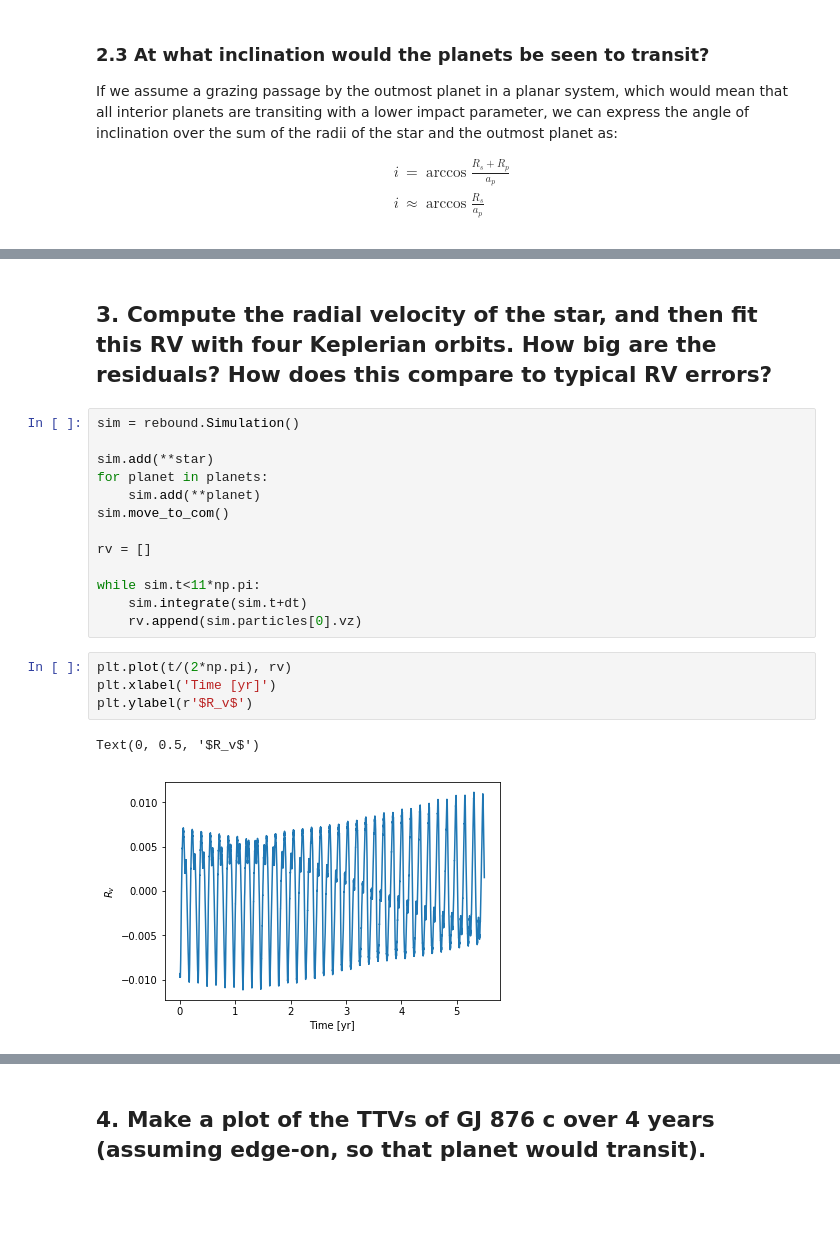
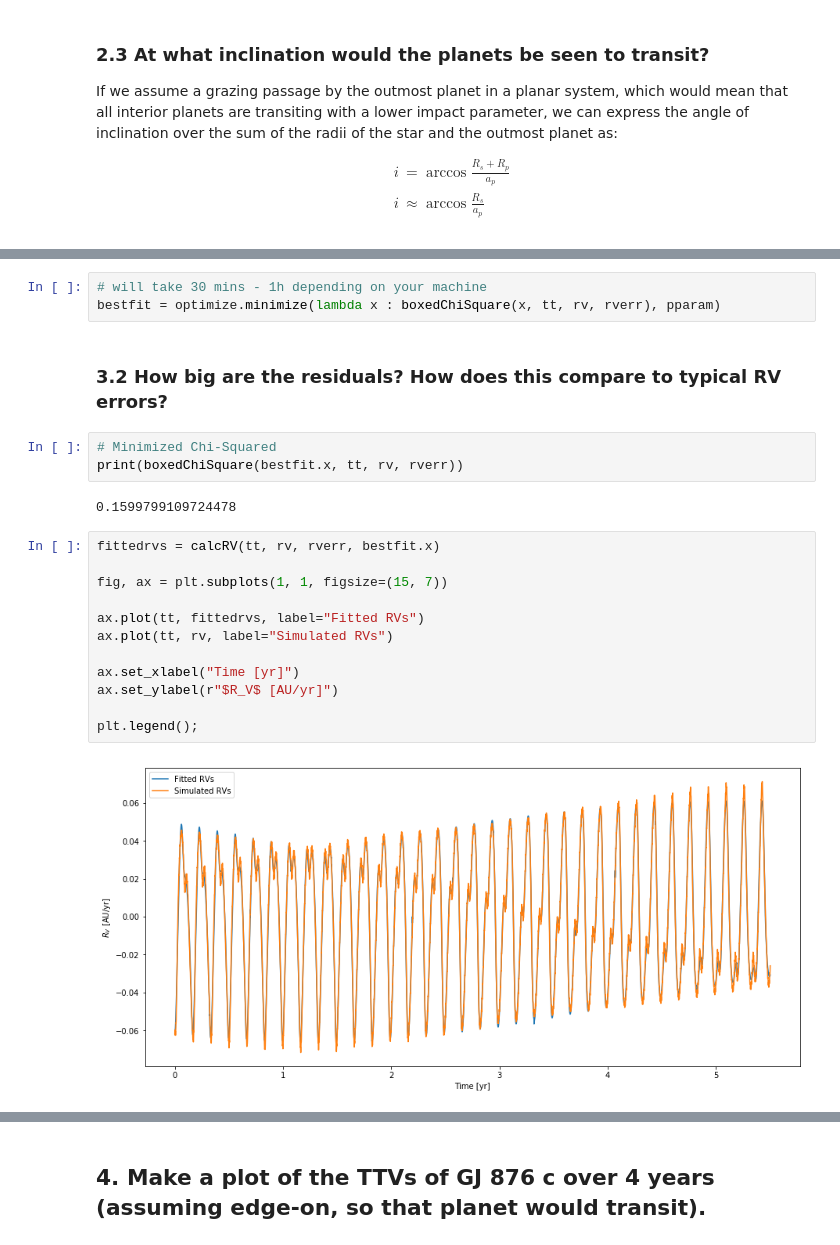
Before and after one commit to DinoBektesevic/ASTR597-Exoplanets, a Jupyter notebook: DinoBektesevic_HW3.ipynb, the cells around one changed output, grey strips where cells are left out. Cells and saved outputs as stored; diff of their text form; blank space fills up the shorter version.

```diff
--- a/DinoBektesevic_HW3.ipynb
+++ b/DinoBektesevic_HW3.ipynb
@@ -263,22 +423,24 @@ Mass of planet e at inclination 1.56662341609022 is 0.0013748502115459825 M_sun.
+# %%
+# will take 30 mins - 1h depending on your machine
+bestfit = optimize.minimize(lambda x : boxedChiSquare(x, tt, rv, rverr), pparam)
 # %% [markdown]
-## 3. Compute the radial velocity of the star, and then fit this RV with four Keplerian orbits.   How big are the residuals?  How does this compare to typical RV errors?
+### 3.2 How big are the residuals?  How does this compare to typical RV errors?
-# %%
-sim = rebound.Simulation()
-
-sim.add(**star)
-for planet in planets:
-    sim.add(**planet)
-sim.move_to_com()
-
-rv = []
-
-while sim.t<11*np.pi:
-    sim.integrate(sim.t+dt)
-    rv.append(sim.particles[0].vz)
-# %%
-plt.plot(t/(2*np.pi), rv)
-plt.xlabel('Time [yr]')
-plt.ylabel(r'$R_v$')
-# %% [output]
-Text(0, 0.5, '$R_v$')
-[figure, removed]
+# %%
+# Minimized Chi-Squared
+print(boxedChiSquare(bestfit.x, tt, rv, rverr))
+# %% [output]
+0.1599799109724478
+# %%
+fittedrvs = calcRV(tt, rv, rverr, bestfit.x)
+
+fig, ax = plt.subplots(1, 1, figsize=(15, 7))
+
+ax.plot(tt, fittedrvs, label="Fitted RVs")
+ax.plot(tt, rv, label="Simulated RVs")
+
+ax.set_xlabel("Time [yr]")
+ax.set_ylabel(r"$R_V$ [AU/yr]")
+
+plt.legend();
+# %% [output]
+[figure, added]
```
Also changed, not shown: parts of 30 cells of this notebook.
